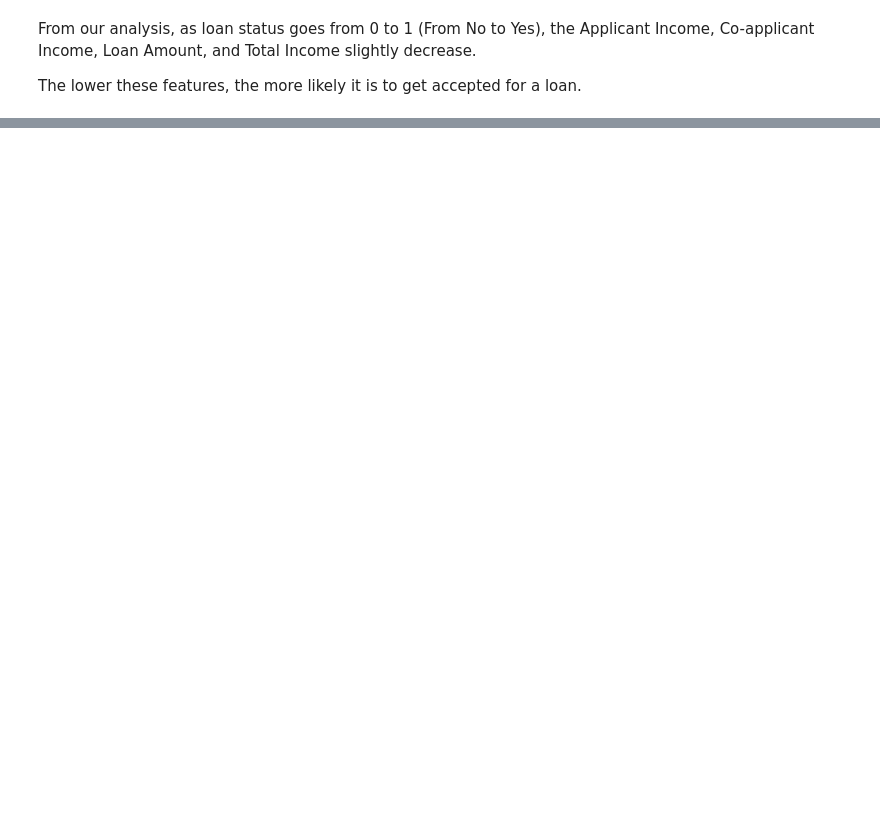
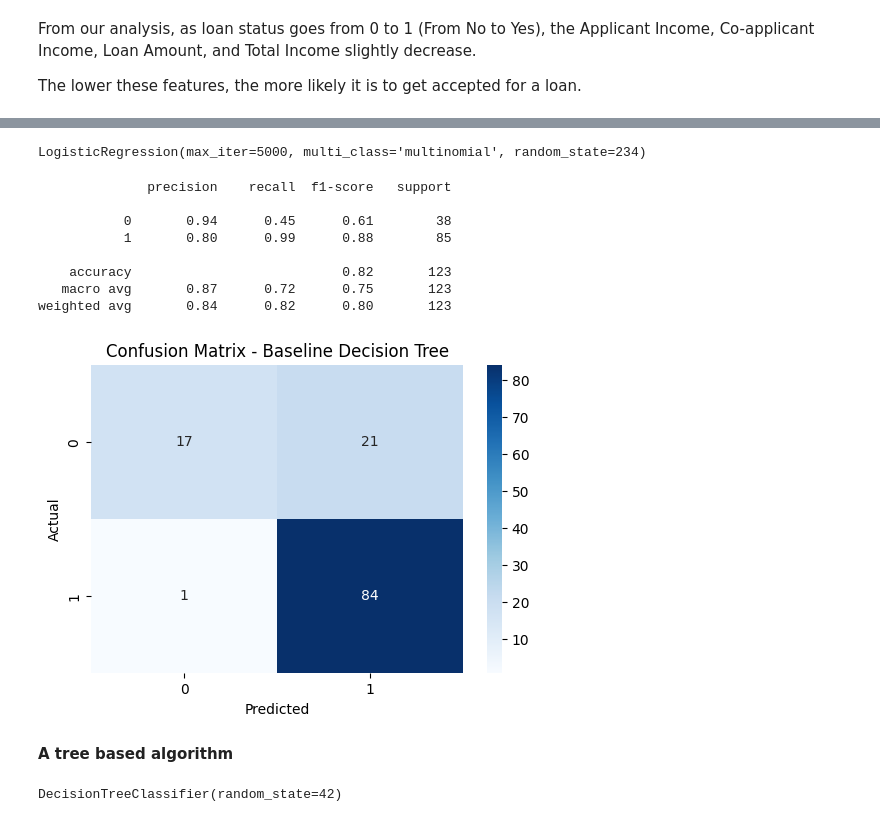
Before and after one commit to perpetualdev/ai_engineering, a Jupyter notebook: module_three/tasks/perpetual_meninwa_ml.ipynb/home_loan_eda.ipynb, the cells around one changed output, grey strips where cells are left out. Drawn from its saved outputs; the diff is of its cells as text; code cells hidden in the pictures; blank space fills up the shorter version.

```diff
--- a/module_three/tasks/perpetual_meninwa_task25.ipynb
+++ b/module_three/tasks/perpetual_meninwa_ml.ipynb/home_loan_eda.ipynb
@@ -912,0 +952,44 @@ The lower these features, the more likely it is to get accepted for a loan.
+# %%
+# split the data
+
+y = df['Loan_Status']
+X = df.drop(columns=['Loan_Status', 'Loan_ID'])
+
+X_train, X_test, y_train, y_test = train_test_split(X, y, stratify=y, test_size=0.2, random_state=234)
+# %%
+model = LogisticRegression(multi_class='multinomial', solver='lbfgs', random_state=234, max_iter=5000)
+X_train = X_train.fillna(X_train.mean())
+X_test = X_test.fillna(X_test.mean())
+model.fit(X_train, y_train)
+# %% [output]
+LogisticRegression(max_iter=5000, multi_class='multinomial', random_state=234)
+# %%
+y_pred = model.predict(X_test)
+print(classification_report(y_test, y_pred))
+
+# Confusion Matrix
+plt.figure(figsize=(6,4))
+sns.heatmap(confusion_matrix(y_test, y_pred), annot=True, fmt='d', cmap='Blues')
+plt.title("Confusion Matrix - Baseline Decision Tree")
+plt.xlabel("Predicted")
+plt.ylabel("Actual")
+plt.show()
+# %% [output]
+              precision    recall  f1-score   support
+
+           0       0.94      0.45      0.61        38
+           1       0.80      0.99      0.88        85
+
+    accuracy                           0.82       123
+   macro avg       0.87      0.72      0.75       123
+weighted avg       0.84      0.82      0.80       123
+[figure, added]
+# %% [markdown]
+**A tree based algorithm**
+# %%
+from sklearn.tree import DecisionTreeClassifier
+
+model = DecisionTreeClassifier(random_state=42)
+model.fit(X_train, y_train)
+# %% [output]
+DecisionTreeClassifier(random_state=42)
```
Also changed, not shown: parts of 24 cells of this notebook, 27 other files.
